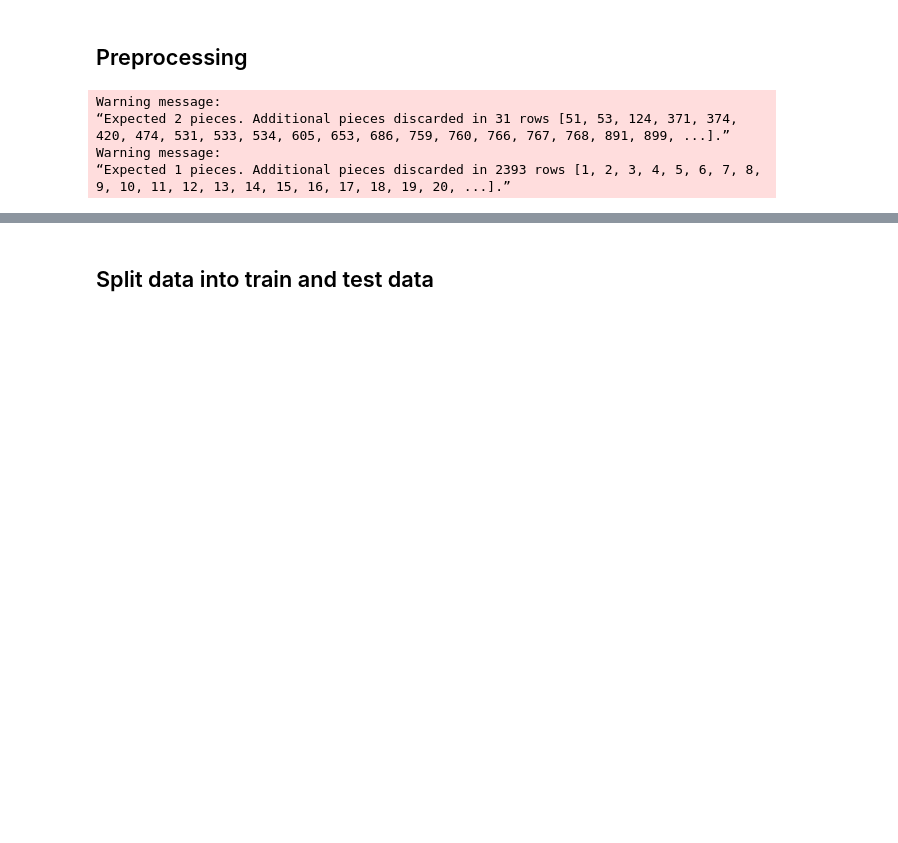
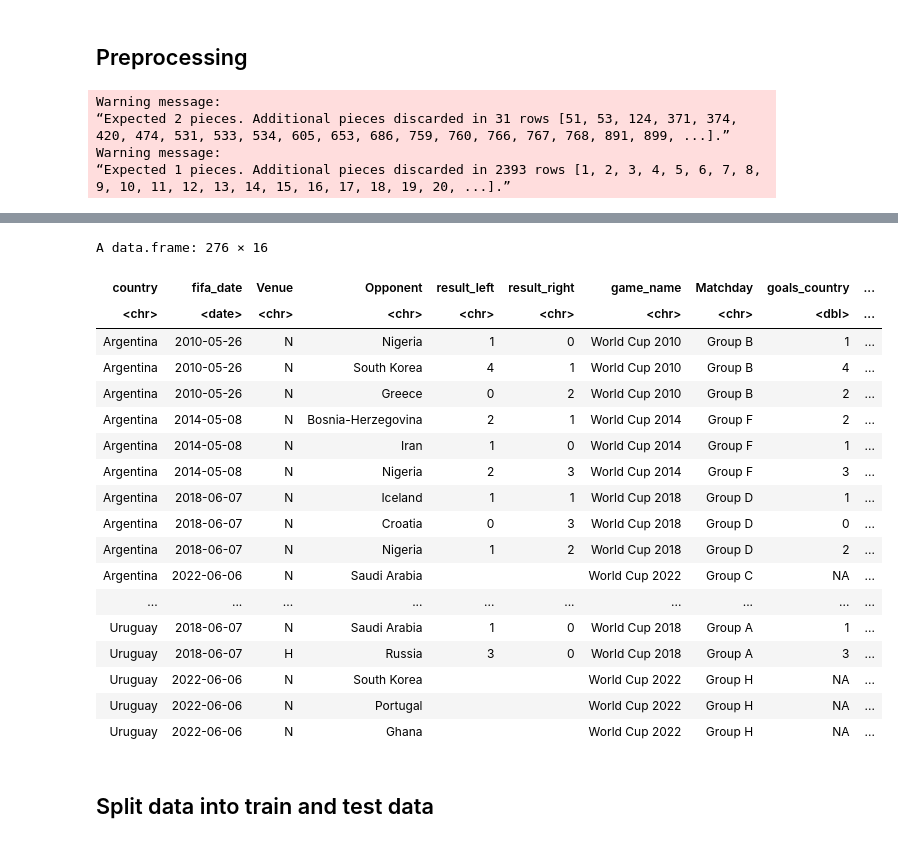
Before and after one commit to denisnaumov0506/FootballAnalyticsProject, a Jupyter notebook: football-world-cup-forecast-denis.ipynb, the cells around one changed output, grey strips where cells are left out. Drawn from its saved outputs; the diff is of its cells as text; code cells hidden in the pictures; blank space fills up the shorter version.

```diff
--- a/football-world-cup-forecast-denis.ipynb
+++ b/football-world-cup-forecast-denis.ipynb
@@ -974,3 +1010,26 @@ A data.frame: 2393 × 15
+# %%
+df %>%
+    filter(grepl('Group [A-Z]+', Matchday))
+# %% [output]
+A data.frame: 276 × 16
+| country | fifa_date | Venue | Opponent | result_left | result_right | game_name | Matchday | goals_country | ... |
+| <chr> | <date> | <chr> | <chr> | <chr> | <chr> | <chr> | <chr> | <dbl> | ... |
+| Argentina | 2010-05-26 | N | Nigeria | 1 | 0 | World Cup 2010 | Group B | 1 | ... |
+| Argentina | 2010-05-26 | N | South Korea | 4 | 1 | World Cup 2010 | Group B | 4 | ... |
+| Argentina | 2010-05-26 | N | Greece | 0 | 2 | World Cup 2010 | Group B | 2 | ... |
+| Argentina | 2014-05-08 | N | Bosnia-Herzegovina | 2 | 1 | World Cup 2014 | Group F | 2 | ... |
+| Argentina | 2014-05-08 | N | Iran | 1 | 0 | World Cup 2014 | Group F | 1 | ... |
+| Argentina | 2014-05-08 | N | Nigeria | 2 | 3 | World Cup 2014 | Group F | 3 | ... |
+| Argentina | 2018-06-07 | N | Iceland | 1 | 1 | World Cup 2018 | Group D | 1 | ... |
+| Argentina | 2018-06-07 | N | Croatia | 0 | 3 | World Cup 2018 | Group D | 0 | ... |
+| Argentina | 2018-06-07 | N | Nigeria | 1 | 2 | World Cup 2018 | Group D | 2 | ... |
+| Argentina | 2022-06-06 | N | Saudi Arabia |  |  | World Cup 2022 | Group C | NA | ... |
+| ... | ... | ... | ... | ... | ... | ... | ... | ... | ... |
+| Uruguay | 2018-06-07 | N | Saudi Arabia | 1 | 0 | World Cup 2018 | Group A | 1 | ... |
+| Uruguay | 2018-06-07 | H | Russia | 3 | 0 | World Cup 2018 | Group A | 3 | ... |
+| Uruguay | 2022-06-06 | N | South Korea |  |  | World Cup 2022 | Group H | NA | ... |
+| Uruguay | 2022-06-06 | N | Portugal |  |  | World Cup 2022 | Group H | NA | ... |
+| Uruguay | 2022-06-06 | N | Ghana |  |  | World Cup 2022 | Group H | NA | ... |
 # %% [markdown]
 ## Split data into train and test data
 # %%
```
Also changed, not shown: parts of 18 cells of this notebook.
